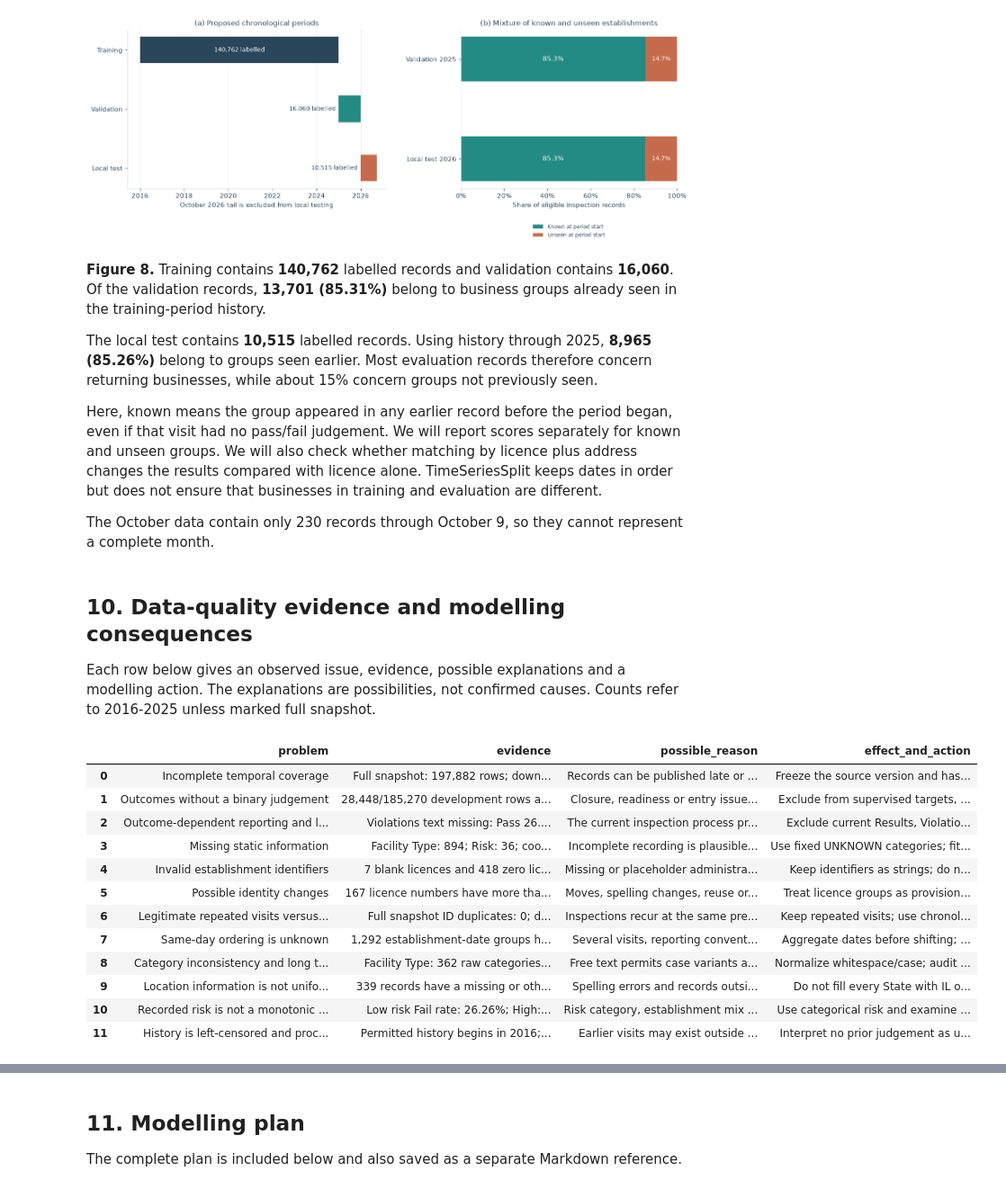
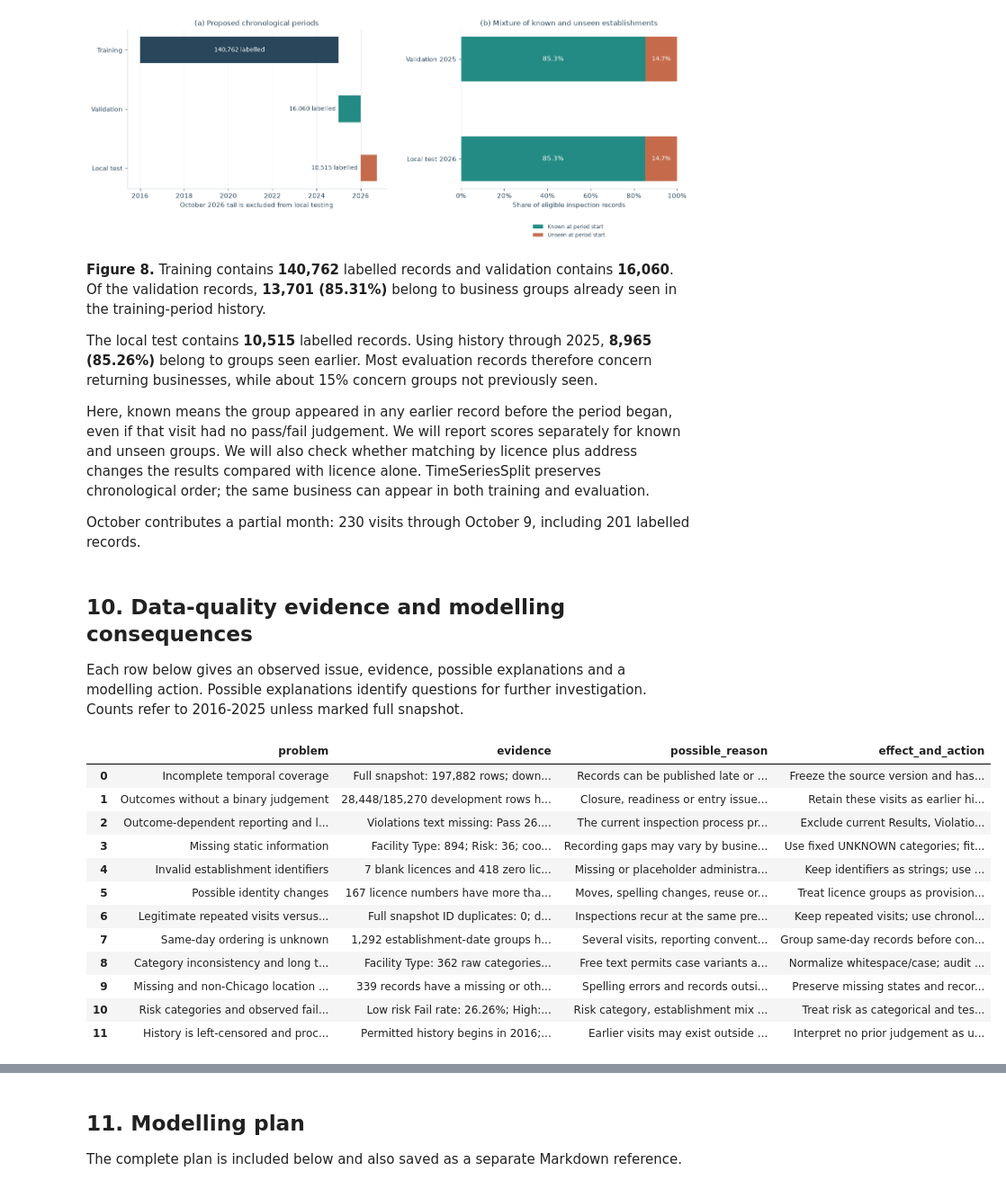
Before and after one commit to Zl-Hhhhhh/DSAA1001-project, a Jupyter notebook: notebooks/01_assessment1_eda.ipynb, the cells around one changed output, grey strips where cells are left out. Shown at 90% size. Drawn from its saved outputs; the diff is of its cells as text; code cells hidden in the pictures.

```diff
--- a/notebooks/01_assessment1_eda.ipynb
+++ b/notebooks/01_assessment1_eda.ipynb
@@ -638,13 +640,13 @@ save_figure(fig, "08_time_split_and_establishment_overlap.png")
 
 The local test contains **10,515** labelled records. Using history through 2025, **8,965 (85.26%)** belong to groups seen earlier. Most evaluation records therefore concern returning businesses, while about 15% concern groups not previously seen.
 
-Here, known means the group appeared in any earlier record before the period began, even if that visit had no pass/fail judgement. We will report scores separately for known and unseen groups. We will also check whether matching by licence plus address changes the results compared with licence alone. TimeSeriesSplit keeps dates in order but does not ensure that businesses in training and evaluation are different.
+Here, known means the group appeared in any earlier record before the period began, even if that visit had no pass/fail judgement. We will report scores separately for known and unseen groups. We will also check whether matching by licence plus address changes the results compared with licence alone. TimeSeriesSplit preserves chronological order; the same business can appear in both training and evaluation.
 
-The October data contain only 230 records through October 9, so they cannot represent a complete month.
+October contributes a partial month: 230 visits through October 9, including 201 labelled records.
 # %% [markdown]
 ## 10. Data-quality evidence and modelling consequences
 
-Each row below gives an observed issue, evidence, possible explanations and a modelling action. The explanations are possibilities, not confirmed causes. Counts refer to 2016-2025 unless marked full snapshot.
+Each row below gives an observed issue, evidence, possible explanations and a modelling action. Possible explanations identify questions for further investigation. Counts refer to 2016-2025 unless marked full snapshot.
 # %%
 same_day = dev.groupby(["establishment_key", "inspection_date"]).agg(
     records=("inspection_id", "size"), distinct_labels=("label", "nunique")
@@ -664,13 +666,13 @@ quality_rows = [
         "Incomplete temporal coverage",
         f"Full snapshot: {len(raw):,} rows; downloaded {metadata['downloaded_at_utc']}; latest inspection {raw_dates.max().date()}.",
         "Records can be published late or revised; 2026 is a partial year.",
-        "Freeze the source version and hash; do not compare partial 2026 volume with full years."
+        "Freeze the source version and hash; compare inspection volumes over matching time windows."
     ),
     (
         "Outcomes without a binary judgement",
-        f"{excluded_rows:,}/{len(dev):,} development rows are not Fail, Pass or Pass w/ Conditions.",
+        f"{excluded_rows:,}/{len(dev):,} development rows have outcomes without a binary judgement.",
         "Closure, readiness or entry issues can prevent a judgement.",
-        "Exclude from supervised targets, retain strictly earlier visit history; never relabel as pass."
+        "Retain these visits as earlier history with missing labels; train and score on judged visits."
     ),
     (
         "Outcome-dependent reporting and leakage",
@@ -681,14 +683,14 @@ quality_rows = [
     (
         "Missing static information",
         f"Facility Type: {missing.loc['Facility Type','missing_count']:,}; Risk: {missing.loc['Risk','missing_count']:,}; coordinate pairs: {missing.loc['Latitude','missing_count']:,}.",
-        "Incomplete recording is plausible; missingness need not be random.",
+        "Recording gaps may vary by business or inspection type.",
         "Use fixed UNKNOWN categories; fit numeric filling and missing indicators only on training rows."
     ),
     (
         "Invalid establishment identifiers",
         f"{blank_licences:,} blank licences and {zero_licences:,} zero licences in development data.",
         "Missing or placeholder administrative identifiers.",
-        "Keep identifiers as strings; do not group every zero/missing licence as one establishment."
+        "Keep identifiers as strings; use business name and address to match invalid-licence records where possible."
     ),
     (
         "Possible identity changes",
@@ -706,49 +708,49 @@ quality_rows = [
         "Same-day ordering is unknown",
         f"{int(same_day.records.gt(1).sum()):,} establishment-date groups have multiple visits; {int(same_day.distinct_labels.gt(1).sum()):,} have both labels.",
         "Several visits, reporting conventions or conflicting records may explain this.",
-        "Aggregate dates before shifting; retain mixed earlier dates explicitly and do not order by ID."
+        "Group same-day records before constructing earlier history; represent mixed results explicitly."
     ),
     (
         "Category inconsistency and long tails",
         f"Facility Type: {category_before} raw categories, {category_after} after minimal normalization. City CCHICAGO appears {int(dev.city.eq('CCHICAGO').sum()):,} times.",
         "Free text permits case variants and spelling errors; some rare values are legitimate.",
         "Normalize whitespace/case; audit aliases; fit rare-category rules on training only."
     ),
     (
-        "Location information is not uniformly Chicago-only",
+        "Missing and non-Chicago location values",
         f"{int(dev.city.ne('CHICAGO').sum()):,} records have a missing or other City; {int(dev.state.eq('').sum()):,} have missing State.",
         "Spelling errors and records outside the city may coexist.",
-        "Do not fill every State with IL or silently delete non-Chicago entries; audit before geographical claims."
+        "Preserve missing states and records outside Chicago; verify locations before geographic interpretation."
     ),
     (
-        "Recorded risk is not a monotonic outcome score",
+        "Risk categories and observed failure rates differ",
         f"Low risk Fail rate: {risk_rates.loc['RISK 3 (LOW)','rate']:.2%}; High: {risk_rates.loc['RISK 1 (HIGH)','rate']:.2%}; UNKNOWN has only {risk_rates.loc['UNKNOWN','n']:,} labelled rows.",
         "Risk category, establishment mix and inspection purpose describe different aspects of the record.",
-        "Use categorical risk and examine interactions; do not assume higher category means higher Fail probability."
+        "Treat risk as categorical and test its relationship with Fail alongside other inputs."
     ),
     (
         "History is left-censored and procedure-sensitive",
         "Permitted history begins in 2016; saved source metadata flags a 2018-07-01 procedure change.",
         "Earlier visits may exist outside the allowed window; recording practices can change.",
         "Interpret no prior judgement as unavailable history; use forward validation and report period sensitivity."
     ),
 ]
 quality = pd.DataFrame(quality_rows, columns=["problem", "evidence", "possible_reason", "effect_and_action"])
 save_table(quality, "data_quality_evidence.csv", index=False)
 with pd.option_context("display.max_colwidth", None):
     display(quality)
 # %% [output]
 |  | problem | evidence | possible_reason | effect_and_action |
 | 0 | Incomplete temporal coverage | Full snapshot: 197,882 rows; down... | Records can be published late or ... | Freeze the source version and has... |
-| 1 | Outcomes without a binary judgement | 28,448/185,270 development rows a... | Closure, readiness or entry issue... | Exclude from supervised targets, ... |
+| 1 | Outcomes without a binary judgement | 28,448/185,270 development rows h... | Closure, readiness or entry issue... | Retain these visits as earlier hi... |
 | 2 | Outcome-dependent reporting and l... | Violations text missing: Pass 26.... | The current inspection process pr... | Exclude current Results, Violatio... |
-| 3 | Missing static information | Facility Type: 894; Risk: 36; coo... | Incomplete recording is plausible... | Use fixed UNKNOWN categories; fit... |
-| 4 | Invalid establishment identifiers | 7 blank licences and 418 zero lic... | Missing or placeholder administra... | Keep identifiers as strings; do n... |
+| 3 | Missing static information | Facility Type: 894; Risk: 36; coo... | Recording gaps may vary by busine... | Use fixed UNKNOWN categories; fit... |
+| 4 | Invalid establishment identifiers | 7 blank licences and 418 zero lic... | Missing or placeholder administra... | Keep identifiers as strings; use ... |
 | 5 | Possible identity changes | 167 licence numbers have more tha... | Moves, spelling changes, reuse or... | Treat licence groups as provision... |
 | 6 | Legitimate repeated visits versus... | Full snapshot ID duplicates: 0; d... | Inspections recur at the same pre... | Keep repeated visits; use chronol... |
-| 7 | Same-day ordering is unknown | 1,292 establishment-date groups h... | Several visits, reporting convent... | Aggregate dates before shifting; ... |
+| 7 | Same-day ordering is unknown | 1,292 establishment-date groups h... | Several visits, reporting convent... | Group same-day records before con... |
 | 8 | Category inconsistency and long t... | Facility Type: 362 raw categories... | Free text permits case variants a... | Normalize whitespace/case; audit ... |
-| 9 | Location information is not unifo... | 339 records have a missing or oth... | Spelling errors and records outsi... | Do not fill every State with IL o... |
-| 10 | Recorded risk is not a monotonic ... | Low risk Fail rate: 26.26%; High:... | Risk category, establishment mix ... | Use categorical risk and examine ... |
+| 9 | Missing and non-Chicago location ... | 339 records have a missing or oth... | Spelling errors and records outsi... | Preserve missing states and recor... |
+| 10 | Risk categories and observed fail... | Low risk Fail rate: 26.26%; High:... | Risk category, establishment mix ... | Treat risk as categorical and tes... |
 | 11 | History is left-censored and proc... | Permitted history begins in 2016;... | Earlier visits may exist outside ... | Interpret no prior judgement as u... |
 # %% [markdown]
```
Also changed, not shown: parts of 17 cells of this notebook, 15 other files.
